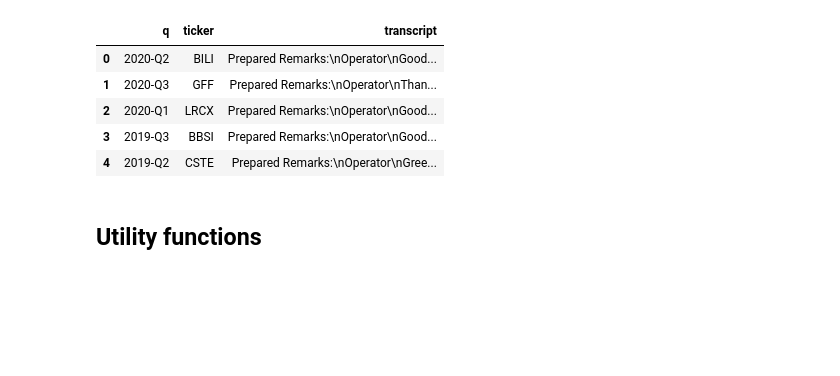
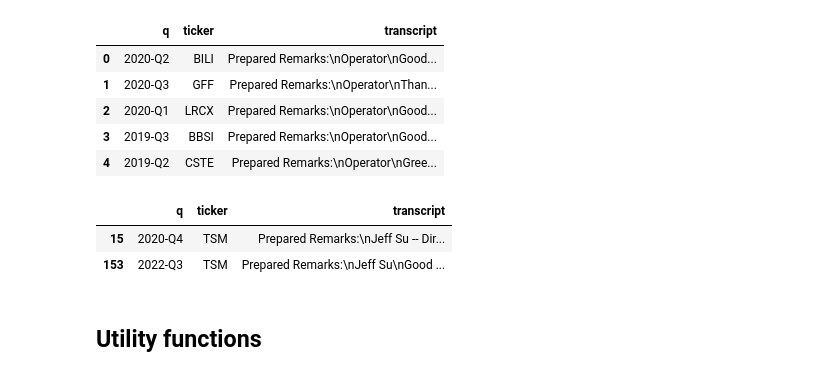
Before and after one commit to pattssun/knowledge-graph, a Jupyter notebook: kg_earnings.ipynb, the cells around one changed output. Saved outputs shown, nothing was run; the diff lists cells and outputs as text; code cells hidden in the pictures; blank space fills up the shorter version.

```diff
--- a/kg_earnings.ipynb
+++ b/kg_earnings.ipynb
@@ -97,6 +97,14 @@ df.head()
 | 2 | 2020-Q1 | LRCX | Prepared Remarks:\nOperator\nGood... |
 | 3 | 2019-Q3 | BBSI | Prepared Remarks:\nOperator\nGood... |
 | 4 | 2019-Q2 | CSTE | Prepared Remarks:\nOperator\nGree... |
+# %%
+# Create new df only with rows with ticker 'TSM'
+df_tsm = df[df['ticker'] == 'TSM']
+df_tsm.head()
+# %% [output]
+|  | q | ticker | transcript |
+| 15 | 2020-Q4 | TSM | Prepared Remarks:\nJeff Su -- Dir... |
+| 153 | 2022-Q3 | TSM | Prepared Remarks:\nJeff Su\nGood ... |
 # %% [markdown]
 ## Utility functions
 # %%
```
Also changed, not shown: parts of 22 cells of this notebook.
